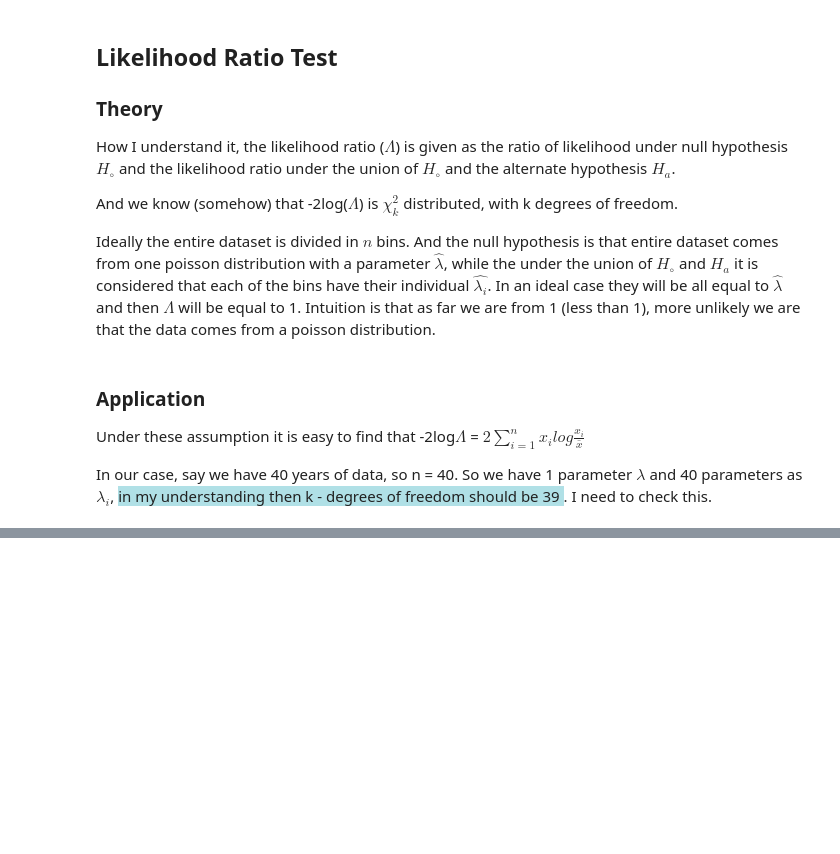
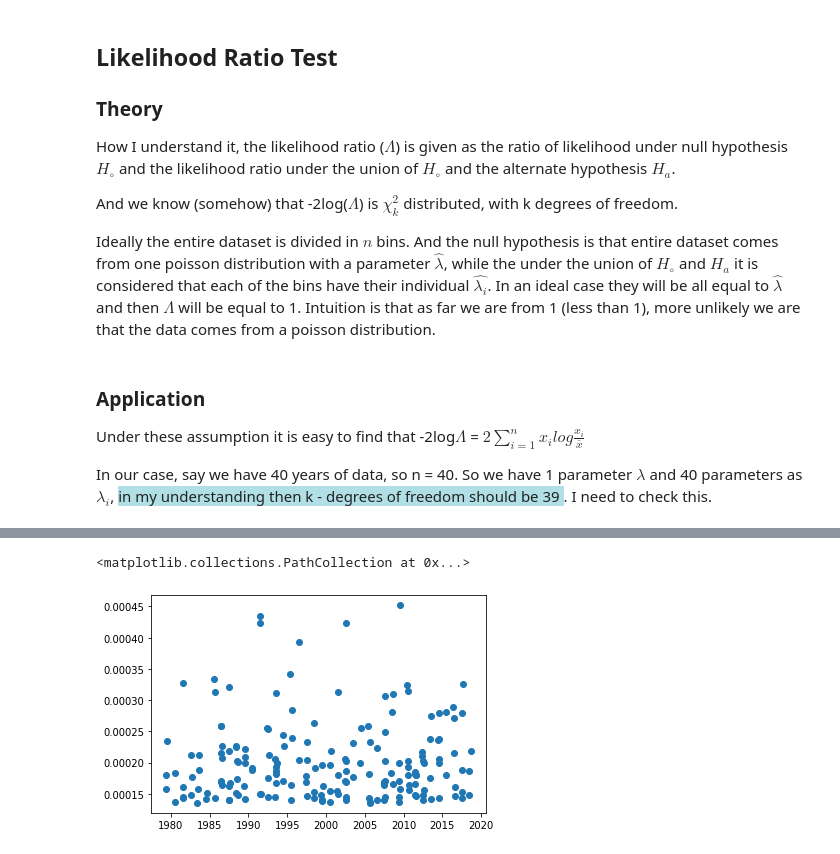
Before and after one commit to melioristic/poisson-test, a Jupyter notebook: Poisson-test.ipynb, the cells around one changed output, grey strips where cells are left out. Saved outputs shown, nothing was run; the diff lists cells and outputs as text; code cells hidden in the pictures; blank space fills up the shorter version.

```diff
--- a/Poisson-test.ipynb
+++ b/Poisson-test.ipynb
@@ -32,0 +95,46 @@ In our case, say we have 40 years of data, so n = 40. So we have 1 parameter $\l
+# %%
+# Find the hottest 3 months
+
+strt_dt = datetime(1900,1,1)
+
+day_list= [strt_dt+timedelta(hours=hr) for hr in data['time'][:]]
+
+avg_temp = np.zeros(12)
+
+for i in range(1,13):
+
+    ind = [d.month==i for d in day_list]
+
+    avg_temp[i-1] = np.average(Tair_no_trend[ind])
+
+# Sort in descending order
+hottest_months = [1+ month_ind for month_ind in  np.argsort(-avg_temp)[:3]]
+
+# make a 2 D array with date and temperature
+
+dt_3 = []
+Tair_3 = []
+
+for time, temp in zip(day_list, Tair_no_trend):
+    if time.month in hottest_months:
+        dt_3.append(time)
+        Tair_3.append(temp)
+
+
+# Compute 95 percent
+perc_95 = np.percentile(Tair_3, 95)
+
+dt_3_95 = []
+Tair_3_95 = []
+
+for time, temp in zip(dt_3, Tair_3):
+    if temp>perc_95:
+        dt_3_95.append(time)
+        Tair_3_95.append(temp)
+
+
+fig, ax = plt.subplots(1,1)
+ax.scatter(dt_3_95, Tair_3_95)
+# %% [output]
+<matplotlib.collections.PathCollection at 0x...>
+[figure, added]
```
Also changed, not shown: parts of 7 cells of this notebook.
